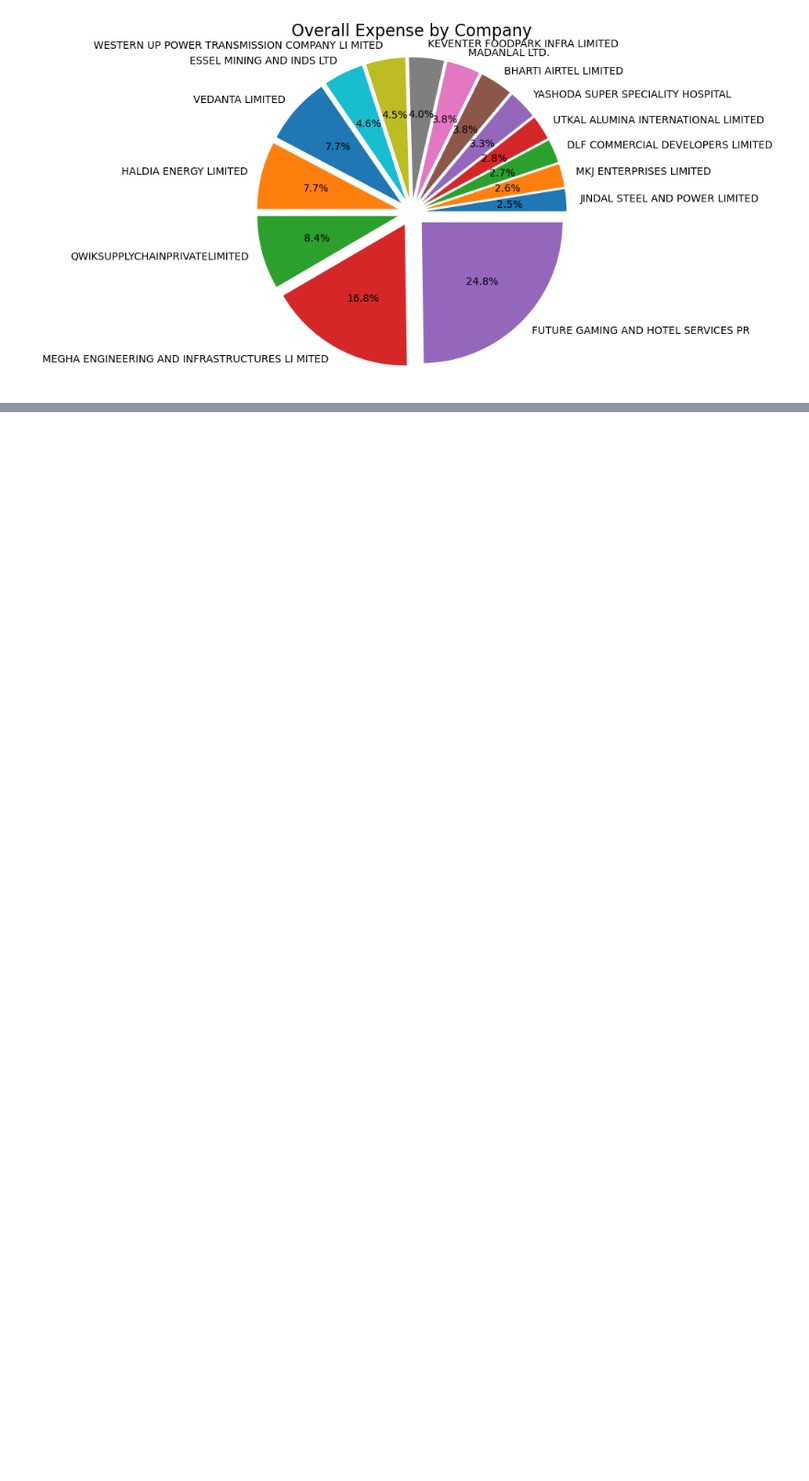
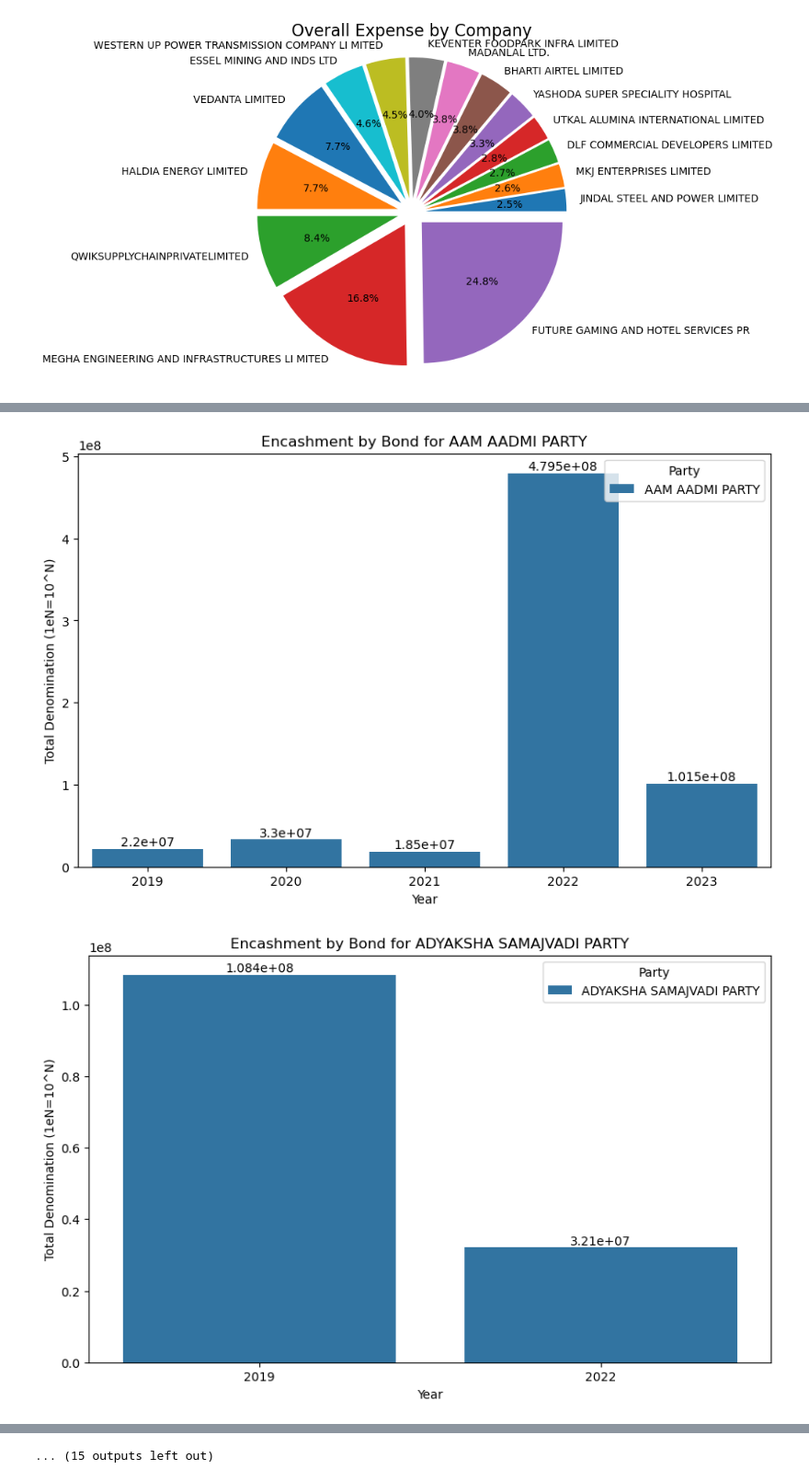
Before and after one commit to muntazir99/Electoral_Bond, a Jupyter notebook: bond_main.ipynb, the cells around one changed output, grey strips where cells are left out. Shown at 92% size. Cells and saved outputs as stored; diff of their text form; code cells hidden in the pictures; blank space fills up the shorter version.

```diff
--- a/bond_main.ipynb
+++ b/bond_main.ipynb
@@ -312,0 +342,24 @@ plt.show()
+# %%
+unique_parties = Yearly_encashment['Party'].unique()
+for party in unique_parties:
+  # Filter data for current party
+    party_data = Yearly_encashment[Yearly_encashment['Party'] == party]
+# Create a new figure for each party
+    plt.figure(figsize=(10, 6))
+
+  # Create bar chart with year on x-axis and denomination on y-axis (using seaborn for customization, optional)
+    ax=sns.barplot(x='year', y='Denomination', hue='Party', data=party_data,estimator="sum", errorbar=None)
+    ax.bar_label(ax.containers[0], fontsize=10);
+
+  # Customize plot title and labels
+    plt.title(f'Encashment by Bond for {party}')
+    plt.xlabel('Year')
+    plt.ylabel('Total Denomination (1eN=10^N)')
+    plt.xticks(rotation=0)  # Rotate year labels for better readability
+    plt.legend(title='Party', loc='upper right')  # Adjust legend position if needed
+
+  # Show the plot (optional, comment out if generating multiple plots)
+    plt.show()
+# %% [output]
+[figure, added]
+[figure, added]
@@ -312,0 +376 @@ plt.show()
+... (15 outputs left out)
```
Also changed, not shown: parts of 16 cells of this notebook.
